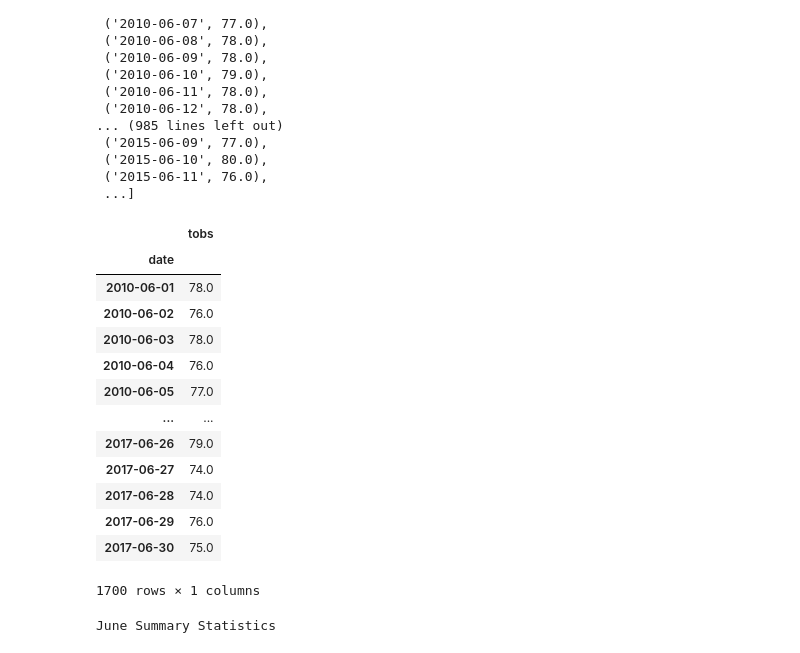
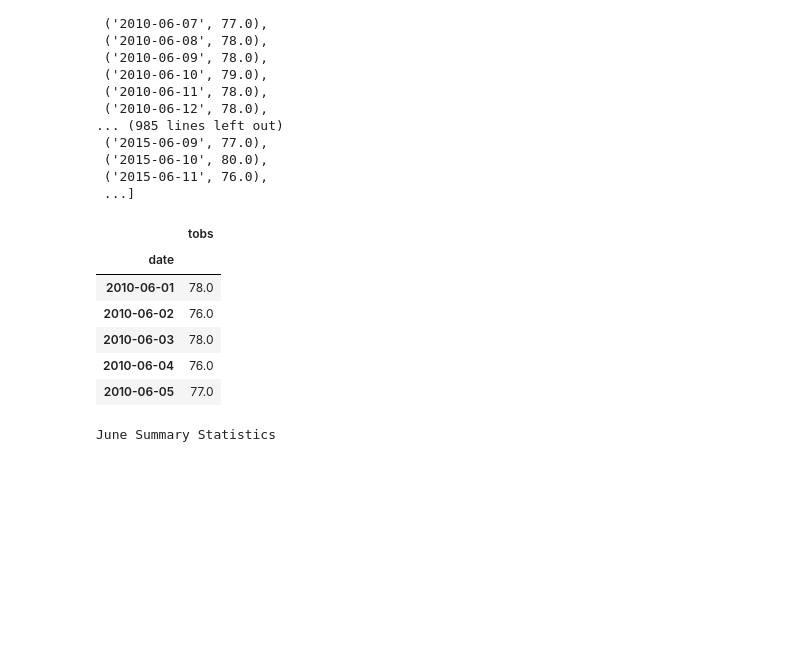
Before and after one commit to Sylvain-SF/Surfs_up, a Jupyter notebook: SurfsUp_Challenge.ipynb, the cells around one changed output. Cells and saved outputs as stored; diff of their text form; code cells hidden in the pictures; blank space fills up the shorter version.

```diff
--- a/SurfsUp_Challenge.ipynb
+++ b/SurfsUp_Challenge.ipynb
@@ -87,23 +102,16 @@ results_june
 # %%
 # 4. Create a DataFrame from the list of temperatures for the month of June.
 june_temperature_df = pd.DataFrame(results_june)
 june_temperature_df.set_index("date", inplace = True)
-june_temperature_df
+june_temperature_df.head()
 # %% [output]
 |  | tobs |
 | date |  |
 | 2010-06-01 | 78.0 |
 | 2010-06-02 | 76.0 |
 | 2010-06-03 | 78.0 |
 | 2010-06-04 | 76.0 |
 | 2010-06-05 | 77.0 |
-| ... | ... |
-| 2017-06-26 | 79.0 |
-| 2017-06-27 | 74.0 |
-| 2017-06-28 | 74.0 |
-| 2017-06-29 | 76.0 |
-| 2017-06-30 | 75.0 |
-1700 rows × 1 columns
 # %%
 # 5. Calculate and print out the summary statistics for the June temperature DataFrame.
 june_temperature_df.describe().style.set_caption("June Summary Statistics")
```
Also changed, not shown: parts of 2 cells of this notebook, 1 other file.
